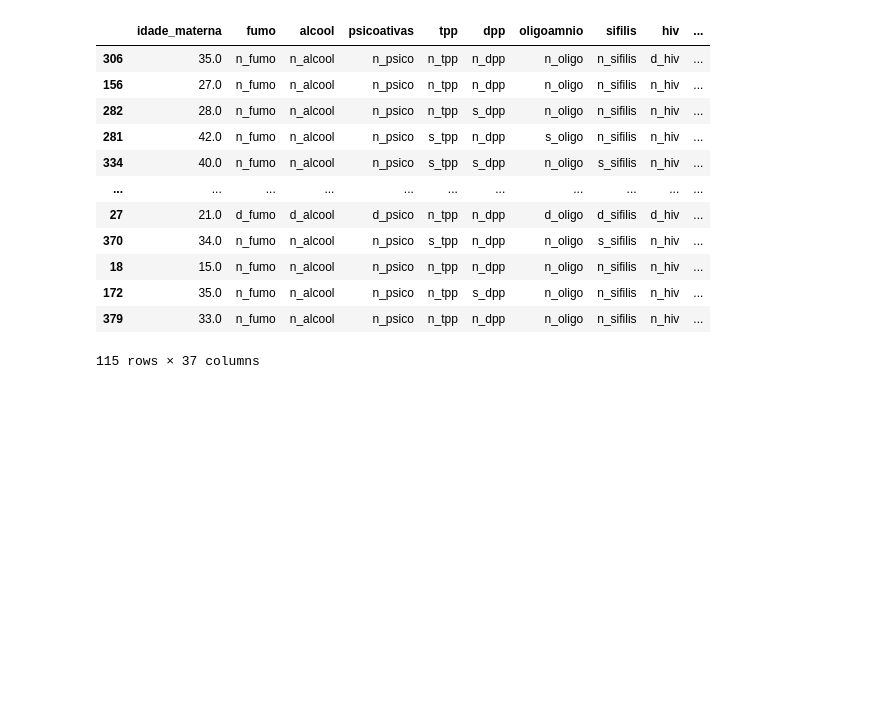
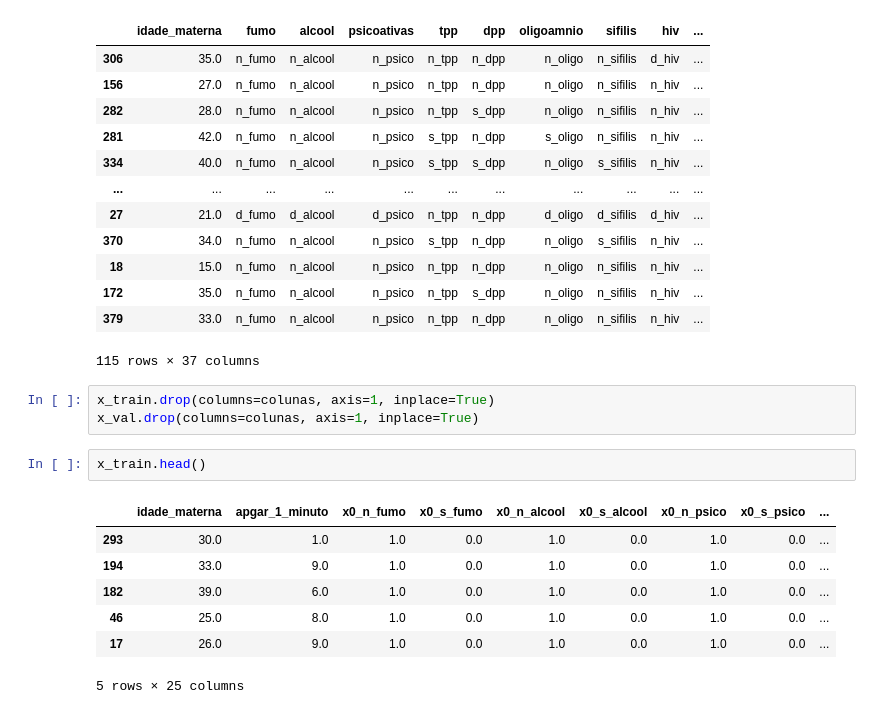
Before and after one commit to ecalasans/mlreanimacao, a Jupyter notebook: ml_p1_TRAIN.ipynb, the cells around one changed output. Drawn from its saved outputs; the diff is of its cells as text; blank space fills up the shorter version.

Commit message:
Train completo

```diff
--- a/ml_p1_TRAIN.ipynb
+++ b/ml_p1_TRAIN.ipynb
@@ -303,3 +298,16 @@ x_val
 | 172 | 35.0 | n_fumo | n_alcool | n_psico | n_tpp | s_dpp | n_oligo | n_sifilis | n_hiv | ... |
 | 379 | 33.0 | n_fumo | n_alcool | n_psico | n_tpp | n_dpp | n_oligo | n_sifilis | n_hiv | ... |
 115 rows × 37 columns
+# %%
+x_train.drop(columns=colunas, axis=1, inplace=True)
+x_val.drop(columns=colunas, axis=1, inplace=True)
+# %%
+x_train.head()
+# %% [output]
+|  | idade_materna | apgar_1_minuto | x0_n_fumo | x0_s_fumo | x0_n_alcool | x0_s_alcool | x0_n_psico | x0_s_psico | ... |
+| 293 | 30.0 | 1.0 | 1.0 | 0.0 | 1.0 | 0.0 | 1.0 | 0.0 | ... |
+| 194 | 33.0 | 9.0 | 1.0 | 0.0 | 1.0 | 0.0 | 1.0 | 0.0 | ... |
+| 182 | 39.0 | 6.0 | 1.0 | 0.0 | 1.0 | 0.0 | 1.0 | 0.0 | ... |
+| 46 | 25.0 | 8.0 | 1.0 | 0.0 | 1.0 | 0.0 | 1.0 | 0.0 | ... |
+| 17 | 26.0 | 9.0 | 1.0 | 0.0 | 1.0 | 0.0 | 1.0 | 0.0 | ... |
+5 rows × 25 columns
```
Also changed, not shown: parts of 9 cells of this notebook.
